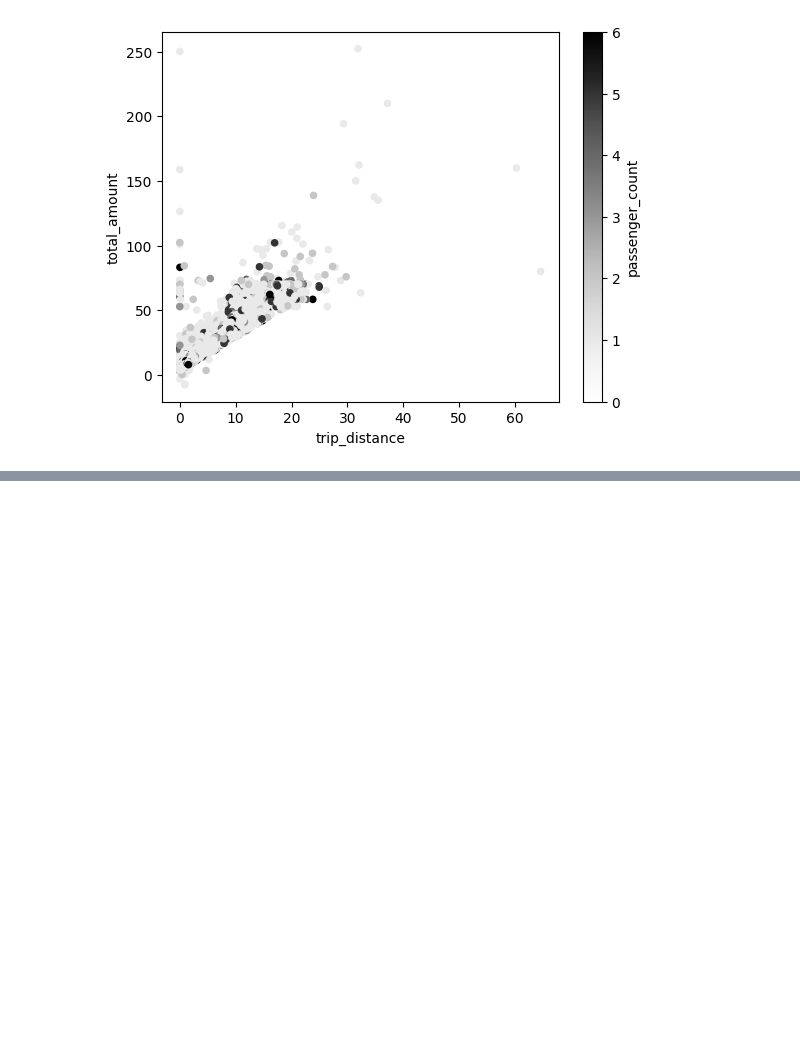
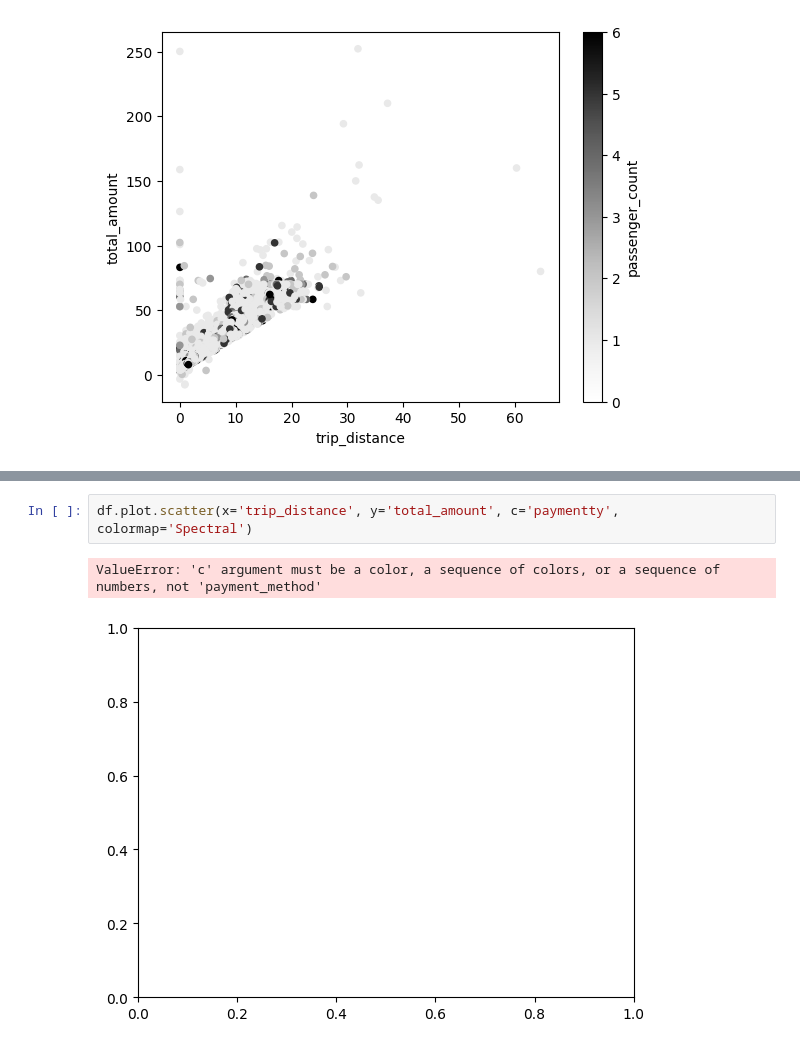
Before and after one commit to reuven/apple-2025-01Jan-plotting, a Jupyter notebook: Apple 2025-01Jan-09.ipynb, the cells around one changed output, grey strips where cells are left out. Drawn from its saved outputs; the diff is of its cells as text; blank space fills up the shorter version.

```diff
--- a/Apple 2025-01Jan-09.ipynb
+++ b/Apple 2025-01Jan-09.ipynb
@@ -644,0 +655,5 @@ df.plot.scatter(x='trip_distance', y='total_amount', c='passenger_count')
+# %%
+df.plot.scatter(x='trip_distance', y='total_amount', c='paymentty', colormap='Spectral')
+# %% [output]
+ValueError: 'c' argument must be a color, a sequence of colors, or a sequence of numbers, not 'payment_method'
+[figure, added]
```
Also changed, not shown: parts of 2 cells of this notebook.
